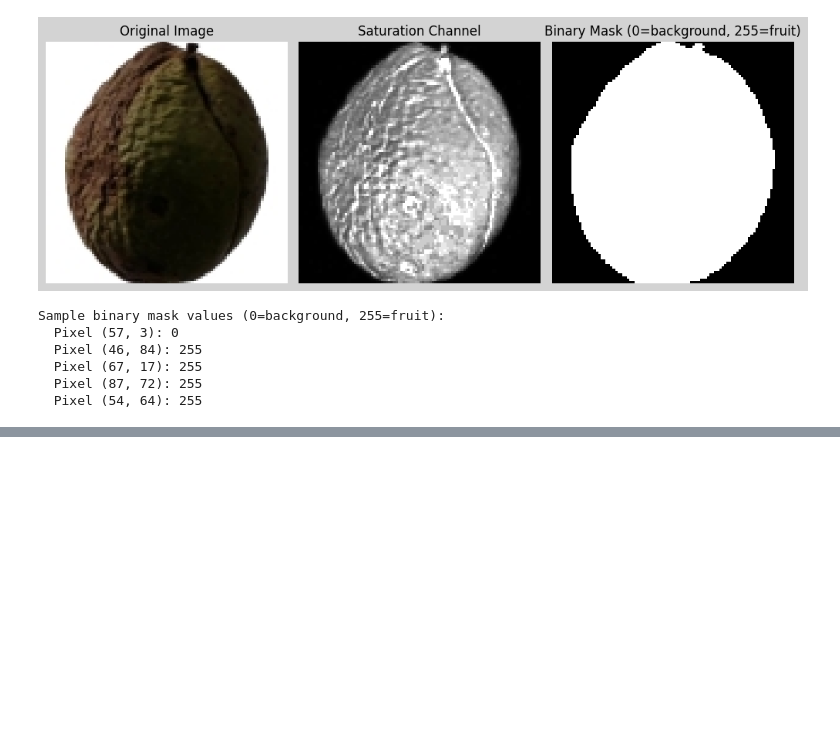
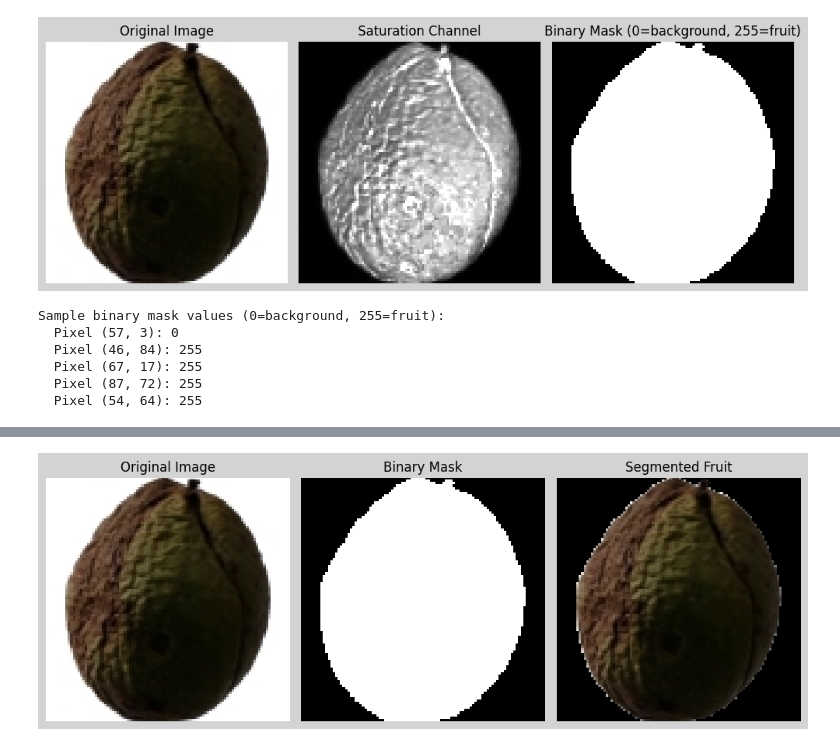
Before and after one commit to mohamedelziat50/Fruit-Recognition-MIU, a Jupyter notebook: Fruit_Recognition.ipynb, the cells around one changed output, grey strips where cells are left out. Saved outputs shown, nothing was run; the diff lists cells and outputs as text; code cells hidden in the pictures; blank space fills up the shorter version.

Commit message:
Visualize the segmented fruit with it's color using the original image & the saturation channel's mask!

```diff
--- a/Fruit_Recognition.ipynb
+++ b/Fruit_Recognition.ipynb
@@ -342,0 +359,28 @@ Sample binary mask values (0=background, 255=fruit):
+# %%
+# Create a figure with 3 subplots
+plt.figure(figsize=(10, 5), facecolor='lightgray')
+
+# 1. Original image
+plt.subplot(1, 3, 1)
+plt.imshow(cv.cvtColor(fruit.image, cv.COLOR_BGR2RGB))
+plt.title("Original Image")
+plt.axis('off')
+
+# 2. Binary mask
+plt.subplot(1, 3, 2)
+plt.imshow(segmented_image, cmap='gray')
+plt.title("Binary Mask")
+plt.axis('off')
+
+# 3. Showcase the segmented fruit (with it's colors) through the mask
+# Create black image (all zeros)
+fruit_black = cv.bitwise_and(fruit.image, fruit.image, mask=segmented_image)
+plt.subplot(1, 3, 3)
+plt.imshow(cv.cvtColor(fruit_black, cv.COLOR_BGR2RGB))
+plt.title("Segmented Fruit")
+plt.axis('off')
+
+plt.tight_layout()
+plt.show()
+# %% [output]
+[figure, added]
```
Also changed, not shown: parts of 3 cells of this notebook.
